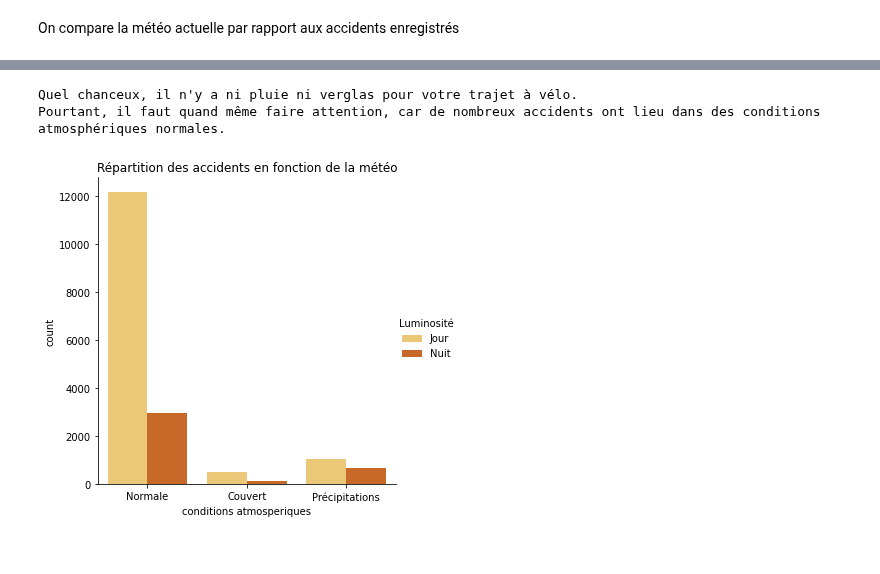
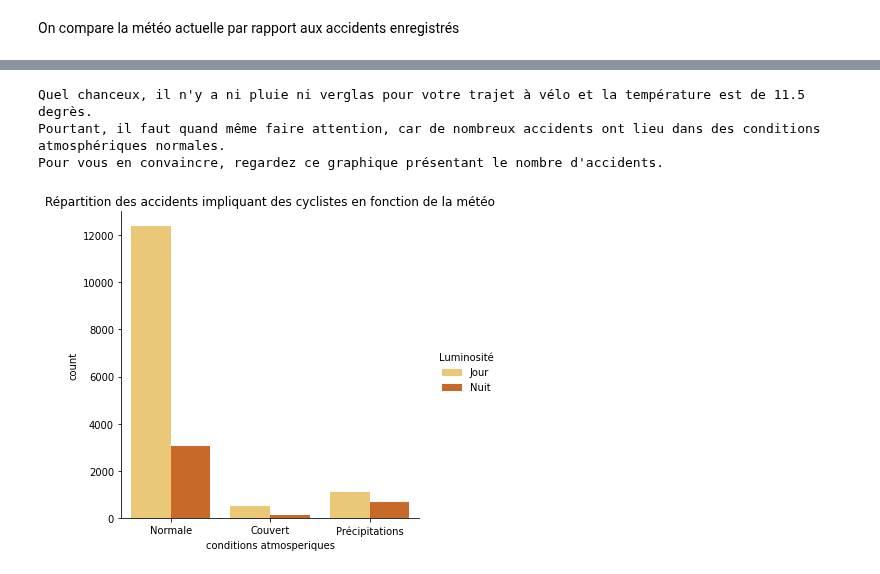
Before and after one commit to ImaneFa/Projet_Python, a Jupyter notebook: prolongement_meteo.ipynb, the cells around one changed output, grey strips where cells are left out. Cells and saved outputs as stored; diff of their text form; code cells hidden in the pictures.

Commit message:
modif messages d'erreurs

```diff
--- a/prolongement_meteo.ipynb
+++ b/prolongement_meteo.ipynb
@@ -98,6 +98,4 @@ meteo_idf_temps_reel
 # %% [markdown]
 On compare la météo actuelle par rapport aux accidents enregistrés
 # %%
-accident_velo = pd.read_csv('https://www.data.gouv.fr/fr/datasets/r/3d5f2317-5afd-4a9f-a9c5-bd4fe0113f39')
-accident_velo_idf = accident_velo[accident_velo['departement'].isin(['75','77','78','91','92','93','94','95'])]
-# Il y a un problème avec les latitudes et les longitudes nulles et les quelques erreurs
+accident_velo = pd.read_csv('https://www.data.gouv.fr/fr/datasets/r/3d5f2317-5afd-4a9f-a9c5-bd4fe0113f39', dtype='unicode')
@@ -140,24 +140,31 @@ See the caveats in the documentation: http://pandas.pydata.org/pandas-docs/stabl
 # %%
+#On affiche à l'utilisateur la météo qu'il fait, tout en faisant un peu de prévention, car il faut toujours être vigolant
+
 if meteo_idf_temps_reel['precipitations mm/h'].item()> 2.000 and (meteo_idf_temps_reel['2_metre_temperature'].item() > -1 or meteo_idf_temps_reel['2_metre_temperature'].item()) < 1:
-    print("Attention il pleut et il y a peut-être du verglas sur la chaussée.")
+    print("Attention il pleut et il y a peut-être du verglas sur la chaussée car la température est de", round(meteo_idf_temps_reel['2_metre_temperature'].item(),1),"degrès." )
+
 elif meteo_idf_temps_reel['precipitations mm/h'].item() > 2.000 and (meteo_idf_temps_reel['2_metre_temperature'].item() < -1 or meteo_idf_temps_reel['2_metre_temperature'].item()) > 1:
-    print("Attention il pleut, mais normalement, il n'y a pas de verglas sur la chaussée.")
+    print("Attention il pleut, mais normalement, il n'y a pas de verglas sur la chaussée. La témpérature est de ", round(meteo_idf_temps_reel['2_metre_temperature'].item(),1),"degrès." )
+
 elif meteo_idf_temps_reel['precipitations mm/h'].item() < 2.00 and (meteo_idf_temps_reel['2_metre_temperature'].item() > -1 or meteo_idf_temps_reel['2_metre_temperature'].item()) < 1:
     print("Il ne pleut pas, mais attention, il peut y avoir du verglas sur votre trajet.")
+
 else:
-    print("Quel chanceux, il n'y a ni pluie ni verglas pour votre trajet à vélo.")
-    print("Pourtant, il faut quand même faire attention, car de nombreux accidents ont lieu dans des conditions atmosphériques normales.")
+    print("Quel chanceux, il n'y a ni pluie ni verglas pour votre trajet à vélo et la température est de",round(meteo_idf_temps_reel['2_metre_temperature'].item(),1),"degrès.")
+    print("Pourtant, il faut quand même faire attention, car de nombreux accidents ont lieu dans des conditions atmosphériques normales.\nPour vous en convaincre, regardez ce graphique présentant le nombre d'accidents.")
     category_order = ['Normale', 'Couvert', 'Précipitations']
 
+    #On fait un graphique représentant le nombre d'accident en fonction des conditions atmosphériques
     g = sns.catplot(x='conditions atmosperiques',
             hue = 'luminosite', palette="YlOrBr",
             data=accident_velo_idf_meteo, kind='count', order=category_order);
 
-    plt.title('Répartition des accidents en fonction de la météo')
+    plt.title('Répartition des accidents impliquant des cyclistes en fonction de la météo')
     g._legend.set_title('Luminosité')
 
     plt.show()
 # %% [output]
-Quel chanceux, il n'y a ni pluie ni verglas pour votre trajet à vélo.
+Quel chanceux, il n'y a ni pluie ni verglas pour votre trajet à vélo et la température est de 11.5 degrès.
 Pourtant, il faut quand même faire attention, car de nombreux accidents ont lieu dans des conditions atmosphériques normales.
+Pour vous en convaincre, regardez ce graphique présentant le nombre d'accidents.
-[figure, old version]
+[figure, new version]
```
Also changed, not shown: parts of 9 cells of this notebook.
